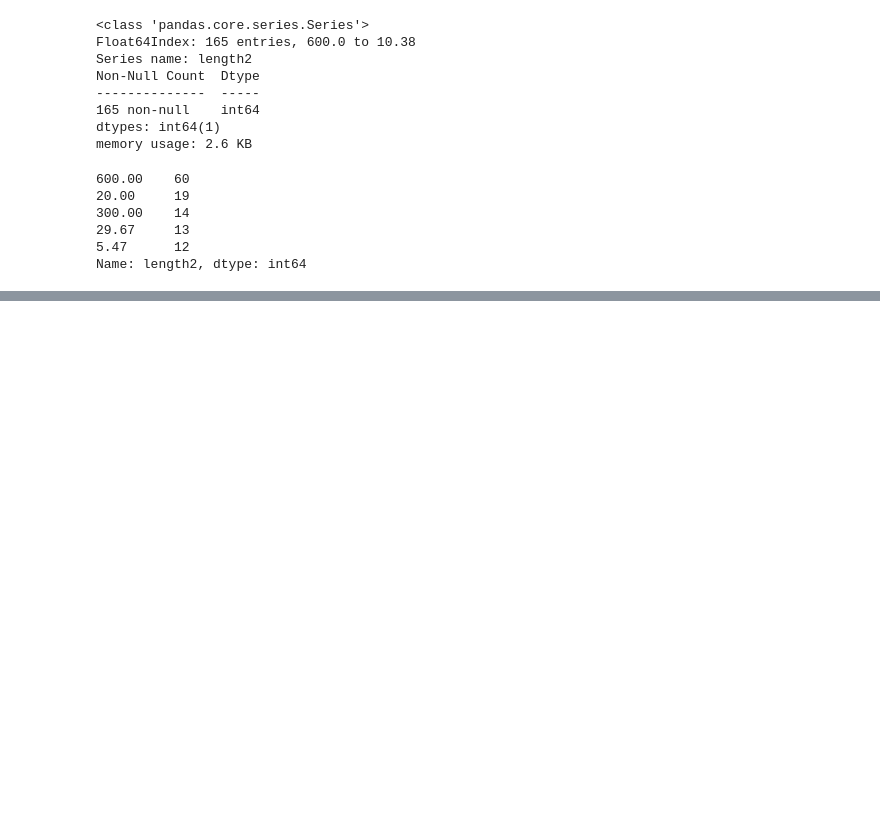
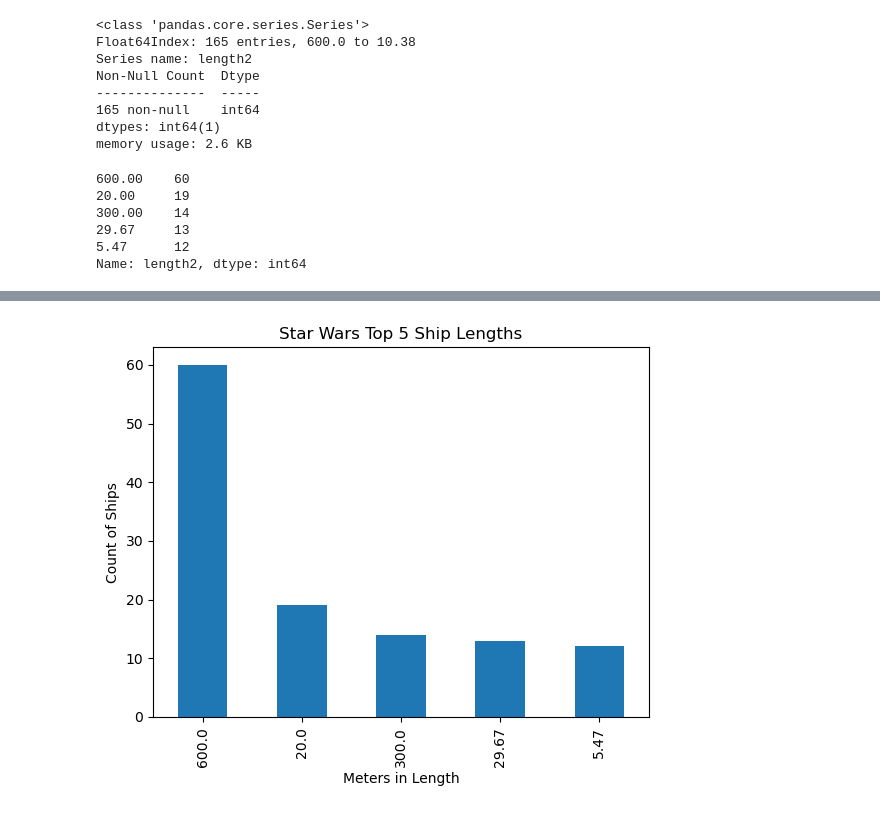
Before and after one commit to wesiswes629/wookiestapi, a Jupyter notebook: notebooks/all_spacecraft.ipynb, the cells around one changed output, grey strips where cells are left out. Drawn from its saved outputs; the diff is of its cells as text; code cells hidden in the pictures; blank space fills up the shorter version.

```diff
--- a/notebooks/all_spacecraft.ipynb
+++ b/notebooks/all_spacecraft.ipynb
@@ -509,0 +532,13 @@ The smallest spaceship length is 0.0 meters in Star Wars
+# %%
+# Create graphs for Star Wars sizes
+
+# Create a graph for head() counts
+sw_size_count = sw_sizes.head()
+
+sw_size_count.plot(kind='bar')
+plt.xlabel('Meters in Length')
+plt.ylabel('Count of Ships')
+plt.title('Star Wars Top 5 Ship Lengths')
+plt.show()
+# %% [output]
+[figure, added]
```
Also changed, not shown: parts of 5 cells of this notebook, 5 other files.
